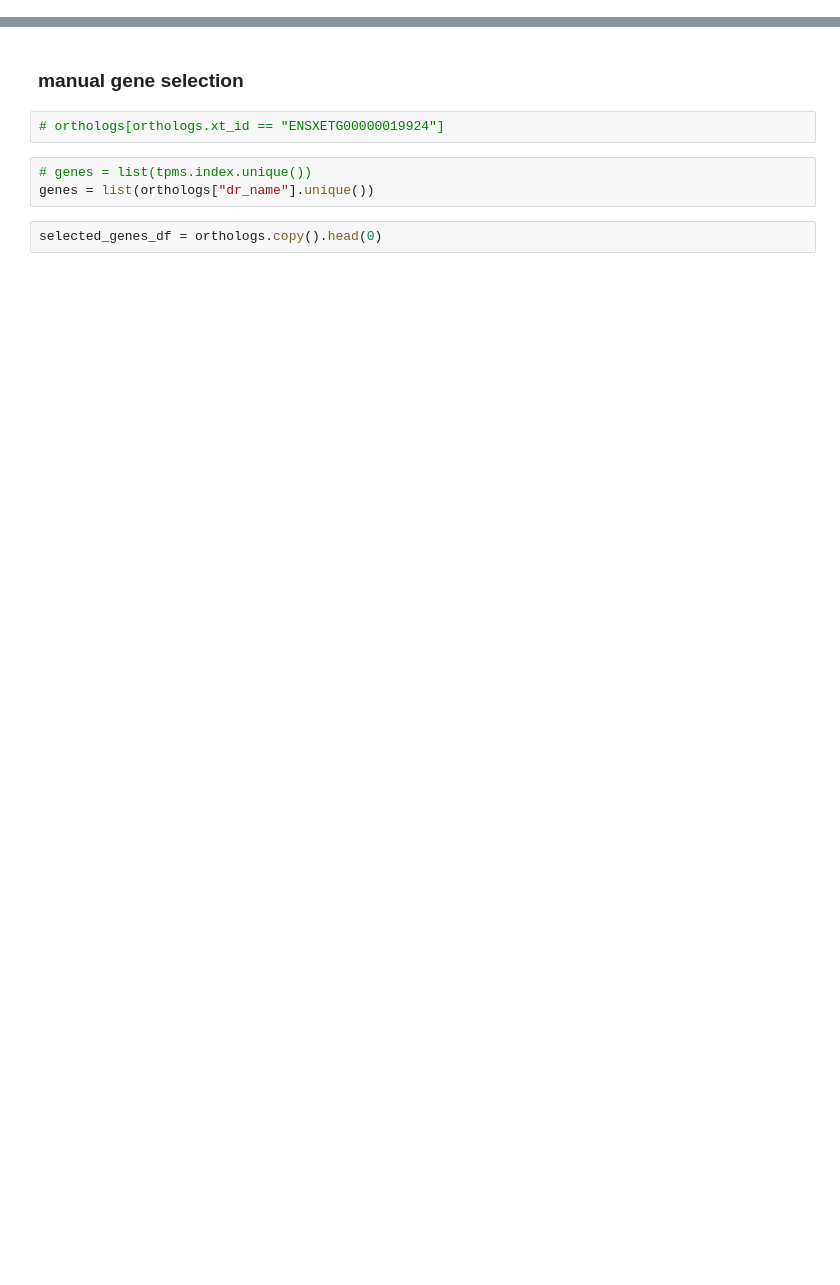
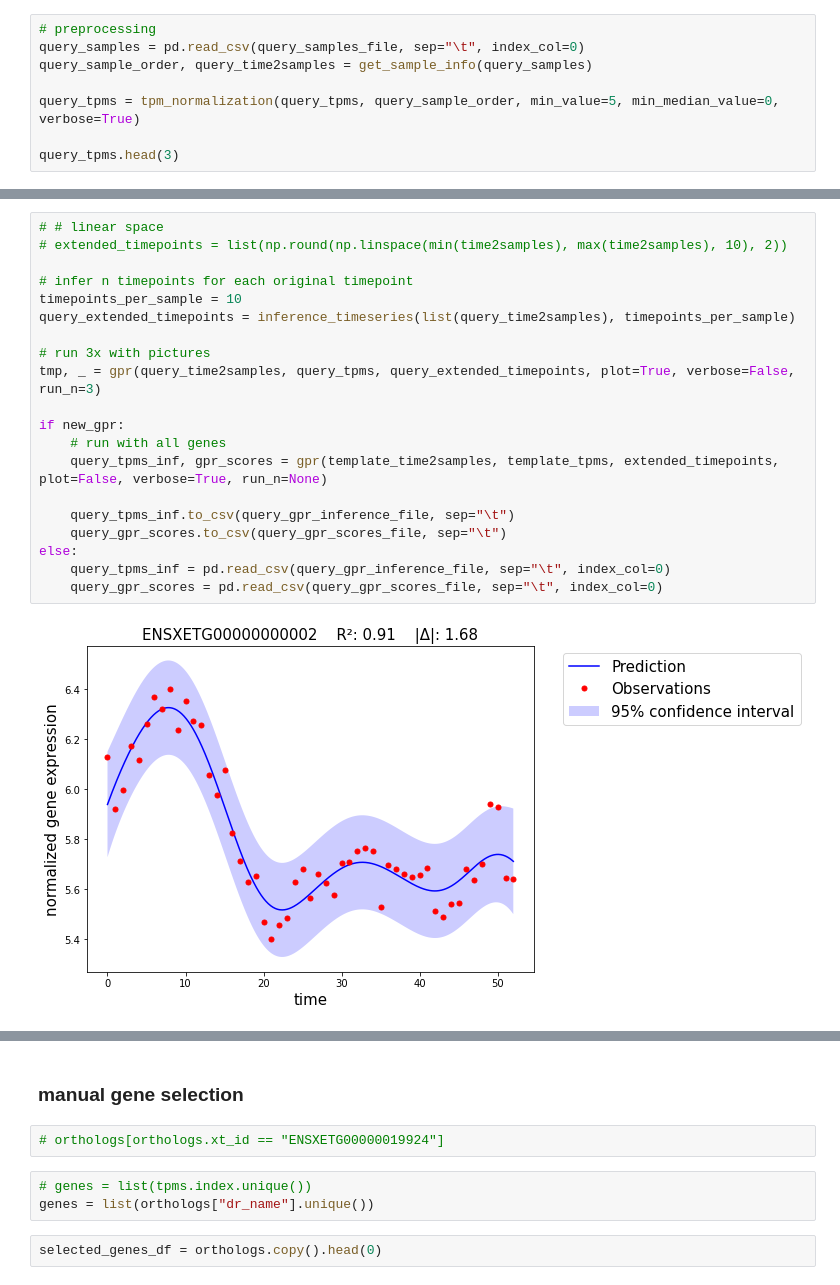
Before and after one commit to siebrenf/TSA, a Jupyter notebook: between_species.ipynb, the cells around one changed output, grey strips where cells are left out. Saved outputs shown, nothing was run; the diff lists cells and outputs as text; blank space fills up the shorter version.

```diff
--- a/between_species.ipynb
+++ b/between_species.ipynb
@@ -110,0 +169,8 @@ orthologue_order
+# %%
+# preprocessing
+query_samples = pd.read_csv(query_samples_file, sep="\t", index_col=0)
+query_sample_order, query_time2samples = get_sample_info(query_samples)
+
+query_tpms = tpm_normalization(query_tpms, query_sample_order, min_value=5, min_median_value=0, verbose=True)
+
+query_tpms.head(3)
@@ -110,0 +187,22 @@ orthologue_order
+# %%
+# # linear space
+# extended_timepoints = list(np.round(np.linspace(min(time2samples), max(time2samples), 10), 2))
+
+# infer n timepoints for each original timepoint
+timepoints_per_sample = 10
+query_extended_timepoints = inference_timeseries(list(query_time2samples), timepoints_per_sample)
+
+# run 3x with pictures
+tmp, _ = gpr(query_time2samples, query_tpms, query_extended_timepoints, plot=True, verbose=False, run_n=3)
+
+if new_gpr:
+    # run with all genes
+    query_tpms_inf, gpr_scores = gpr(template_time2samples, template_tpms, extended_timepoints, plot=False, verbose=True, run_n=None)
+
+    query_tpms_inf.to_csv(query_gpr_inference_file, sep="\t")
+    query_gpr_scores.to_csv(query_gpr_scores_file, sep="\t")
+else:
+    query_tpms_inf = pd.read_csv(query_gpr_inference_file, sep="\t", index_col=0)
+    query_gpr_scores = pd.read_csv(query_gpr_scores_file, sep="\t", index_col=0)
+# %% [output]
+[figure, added]
```
Also changed, not shown: parts of 45 cells of this notebook, 5 other files.
